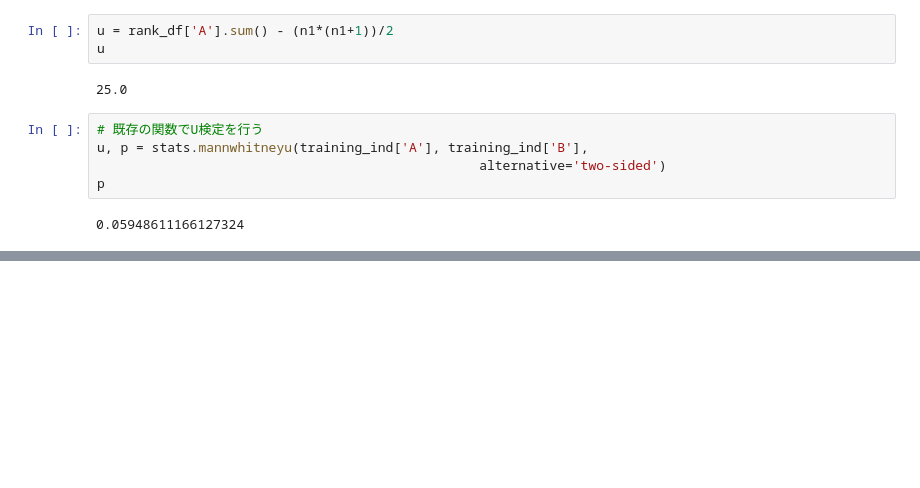
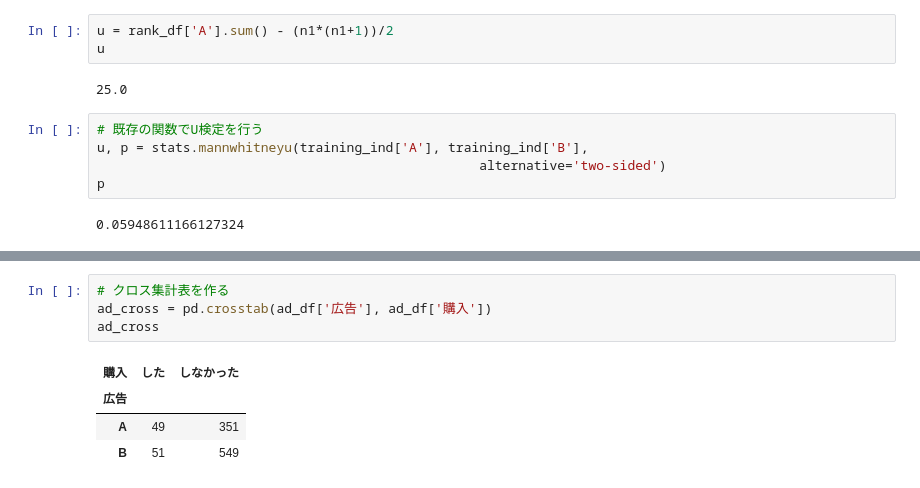
Before and after one commit to yuyahy/Statistical-Analysis-with-Python, a Jupyter notebook: Chap11_Statistical_Hypothesis_Testing.ipynb, the cells around one changed output, grey strips where cells are left out. Cells and saved outputs as stored; diff of their text form; blank space fills up the shorter version.

```diff
--- a/Chap11_Statistical_Hypothesis_Testing.ipynb
+++ b/Chap11_Statistical_Hypothesis_Testing.ipynb
@@ -491,0 +511,9 @@ p
+# %%
+# クロス集計表を作る
+ad_cross = pd.crosstab(ad_df['広告'], ad_df['購入'])
+ad_cross
+# %% [output]
+| 購入 | した | しなかった |
+| 広告 |  |  |
+| A | 49 | 351 |
+| B | 51 | 549 |
```
Also changed, not shown: parts of 8 cells of this notebook.
